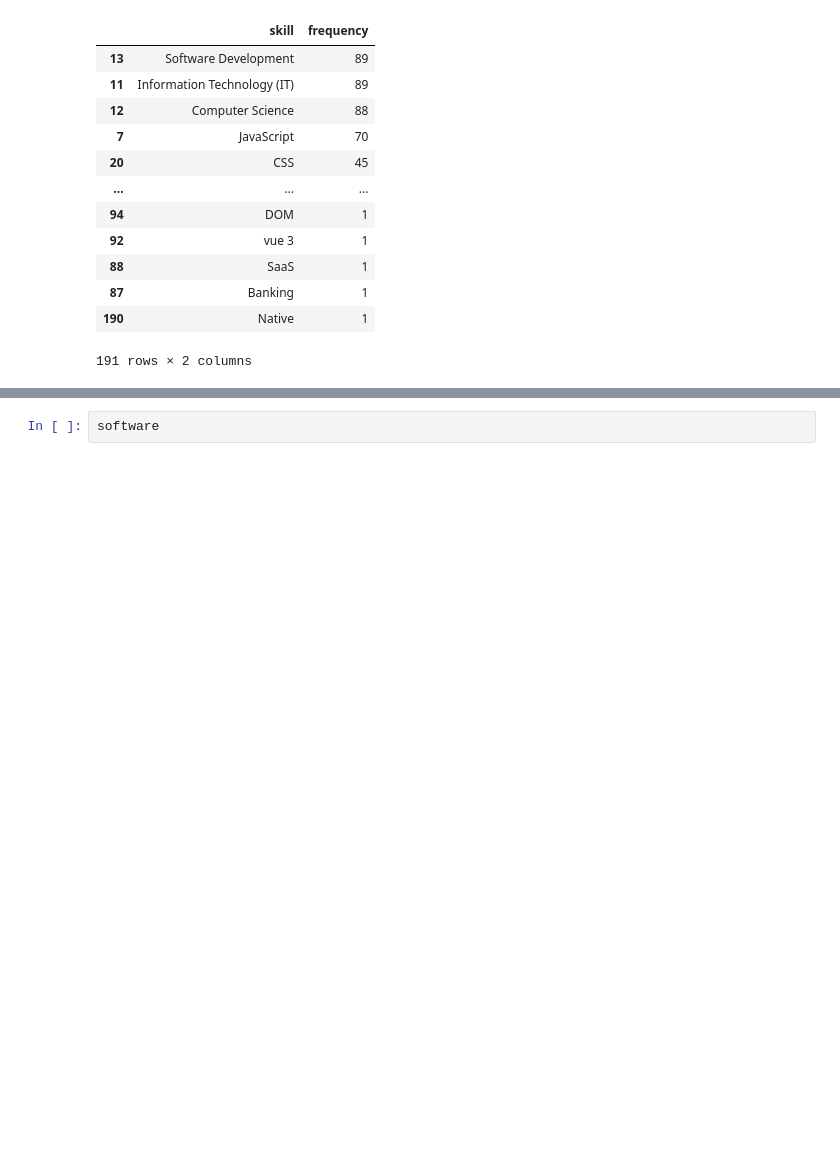
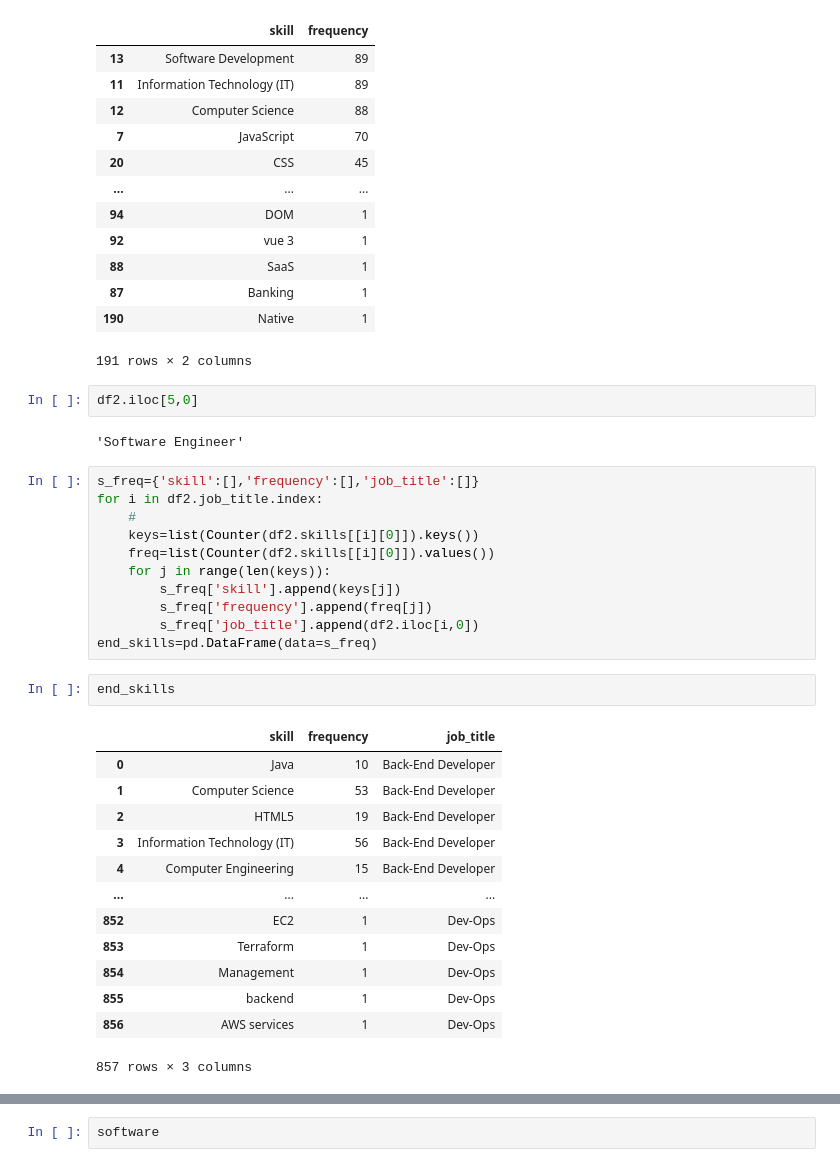
Before and after one commit to MuhammadSakr/Automatic-Data-Cleaning-Pipeline, a Jupyter notebook: Graduation Project-Copy1.ipynb, the cells around one changed output, grey strips where cells are left out. Cells and saved outputs as stored; diff of their text form; blank space fills up the shorter version.

```diff
--- a/Graduation Project-Copy1.ipynb
+++ b/Graduation Project-Copy1.ipynb
@@ -717,3 +685,34 @@ table8.sort_values(by='frequency',ascending=False)
 | 87 | Banking | 1 |
 | 190 | Native | 1 |
 191 rows × 2 columns
+# %%
+df2.iloc[5,0]
+# %% [output]
+'Software Engineer'
+# %%
+s_freq={'skill':[],'frequency':[],'job_title':[]}
+for i in df2.job_title.index:
+    #
+    keys=list(Counter(df2.skills[[i][0]]).keys())
+    freq=list(Counter(df2.skills[[i][0]]).values())
+    for j in range(len(keys)):
+        s_freq['skill'].append(keys[j])
+        s_freq['frequency'].append(freq[j])
+        s_freq['job_title'].append(df2.iloc[i,0])
+end_skills=pd.DataFrame(data=s_freq)
+# %%
+end_skills
+# %% [output]
+|  | skill | frequency | job_title |
+| 0 | Java | 10 | Back-End Developer |
+| 1 | Computer Science | 53 | Back-End Developer |
+| 2 | HTML5 | 19 | Back-End Developer |
+| 3 | Information Technology (IT) | 56 | Back-End Developer |
+| 4 | Computer Engineering | 15 | Back-End Developer |
+| ... | ... | ... | ... |
+| 852 | EC2 | 1 | Dev-Ops |
+| 853 | Terraform | 1 | Dev-Ops |
+| 854 | Management | 1 | Dev-Ops |
+| 855 | backend | 1 | Dev-Ops |
+| 856 | AWS services | 1 | Dev-Ops |
+857 rows × 3 columns
```
Also changed, not shown: parts of 26 cells of this notebook.
